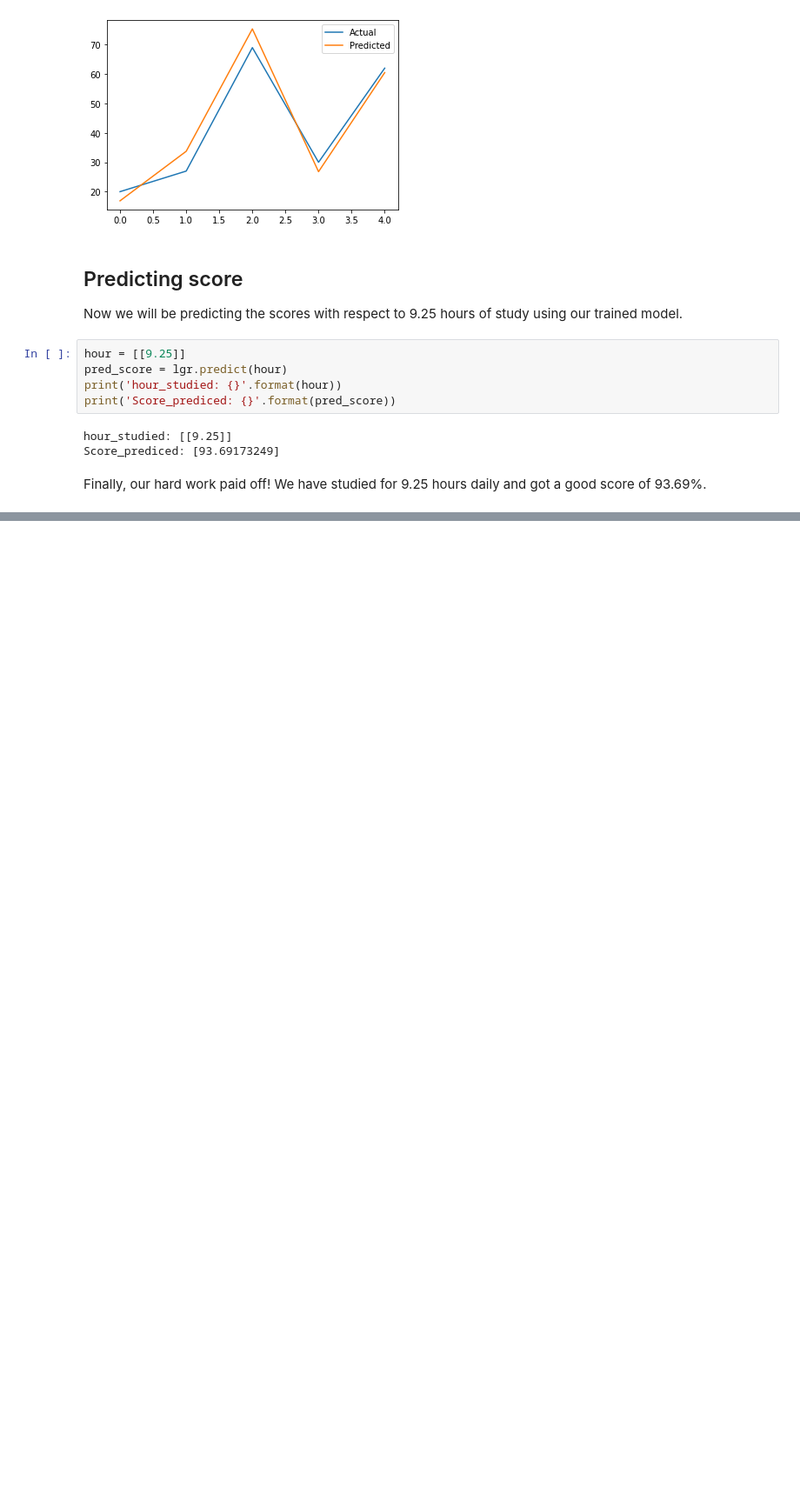
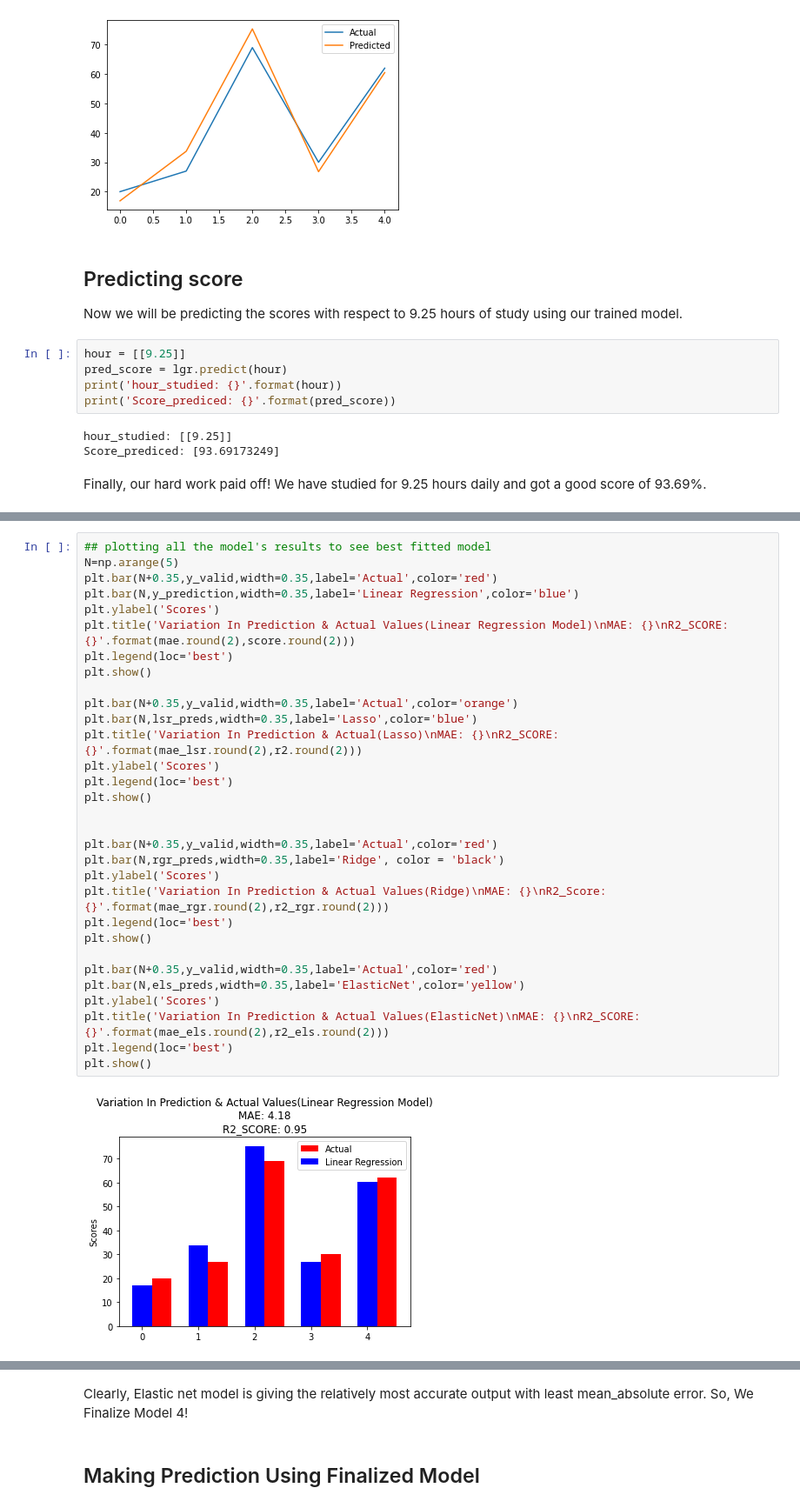
Before and after one commit to KavishGoyal/Grip_Tasks, a Jupyter notebook: Task_2.ipynb, the cells around one changed output, grey strips where cells are left out. Shown at 87% size. Cells and saved outputs as stored; diff of their text form; blank space fills up the shorter version.

```diff
--- a/Task_2.ipynb
+++ b/Task_2.ipynb
@@ -168,0 +320,33 @@ Finally, our hard work paid off! We have studied for 9.25 hours daily and got a
+# %%
+## plotting all the model's results to see best fitted model
+N=np.arange(5)
+plt.bar(N+0.35,y_valid,width=0.35,label='Actual',color='red')
+plt.bar(N,y_prediction,width=0.35,label='Linear Regression',color='blue')
+plt.ylabel('Scores')
+plt.title('Variation In Prediction & Actual Values(Linear Regression Model)\nMAE: {}\nR2_SCORE: {}'.format(mae.round(2),score.round(2)))
+plt.legend(loc='best')
+plt.show()
+
+plt.bar(N+0.35,y_valid,width=0.35,label='Actual',color='orange')
+plt.bar(N,lsr_preds,width=0.35,label='Lasso',color='blue')
+plt.title('Variation In Prediction & Actual(Lasso)\nMAE: {}\nR2_SCORE: {}'.format(mae_lsr.round(2),r2.round(2)))
+plt.ylabel('Scores')
+plt.legend(loc='best')
+plt.show()
+
+
+plt.bar(N+0.35,y_valid,width=0.35,label='Actual',color='red')
+plt.bar(N,rgr_preds,width=0.35,label='Ridge', color = 'black')
+plt.ylabel('Scores')
+plt.title('Variation In Prediction & Actual Values(Ridge)\nMAE: {}\nR2_Score: {}'.format(mae_rgr.round(2),r2_rgr.round(2)))
+plt.legend(loc='best')
+plt.show()
+
+plt.bar(N+0.35,y_valid,width=0.35,label='Actual',color='red')
+plt.bar(N,els_preds,width=0.35,label='ElasticNet',color='yellow')
+plt.ylabel('Scores')
+plt.title('Variation In Prediction & Actual Values(ElasticNet)\nMAE: {}\nR2_SCORE: {}'.format(mae_els.round(2),r2_els.round(2)))
+plt.legend(loc='best')
+plt.show()
+# %% [output]
+[figure, added]
@@ -168,0 +356,5 @@ Finally, our hard work paid off! We have studied for 9.25 hours daily and got a
+# %% [markdown]
+
+Clearly, Elastic net model is giving the relatively most accurate output with least mean_absolute error. So, We Finalize Model 4!
+# %% [markdown]
+## Making Prediction Using Finalized Model
```
Also changed, not shown: parts of 30 cells of this notebook, 2 other files.
